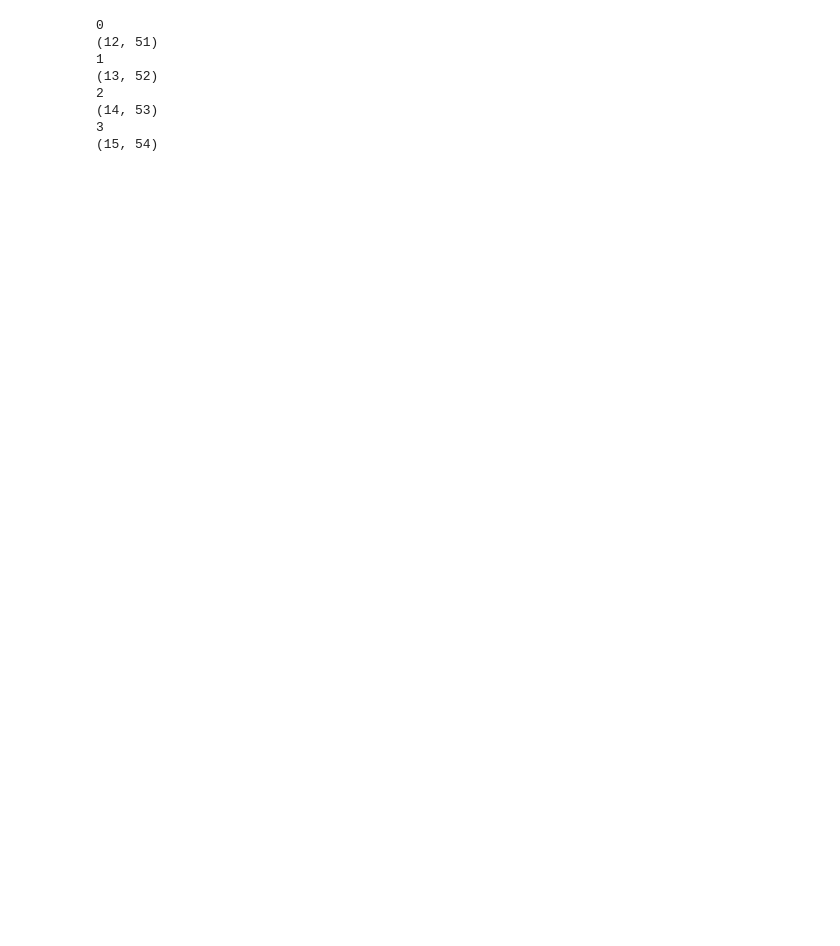
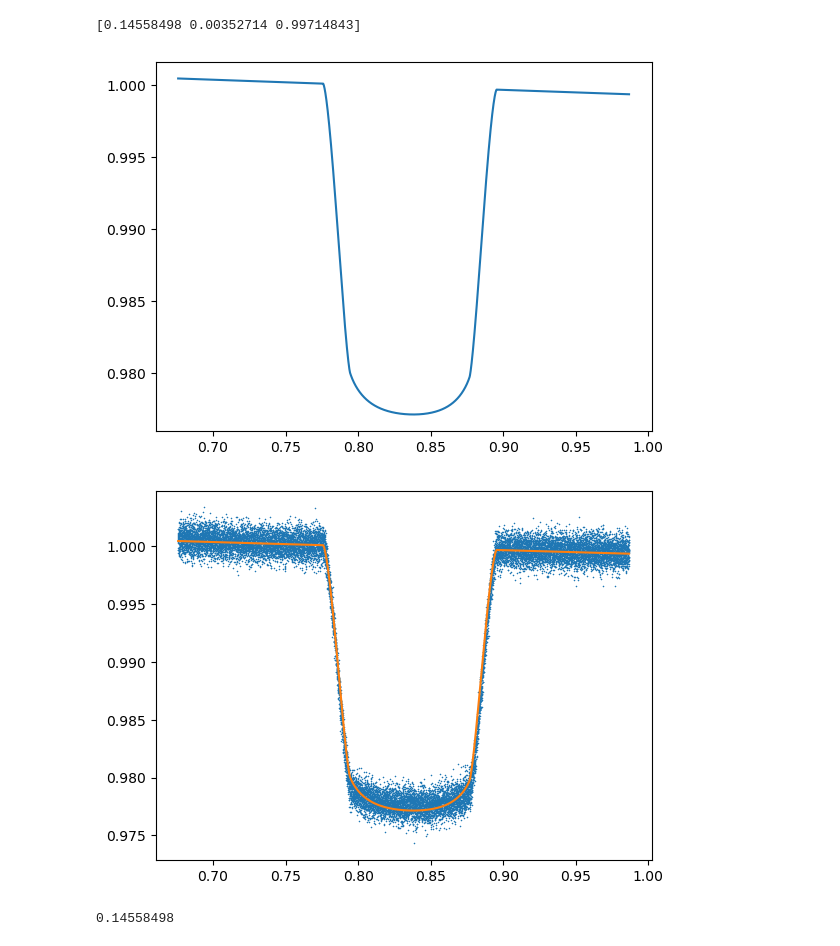
Before and after one commit to ssanskii/longitude, a Jupyter notebook: analysis.ipynb, the cells around one changed output. Saved outputs shown, nothing was run; the diff lists cells and outputs as text; code cells hidden in the pictures; blank space fills up the shorter version.

```diff
--- a/analysis.ipynb
+++ b/analysis.ipynb
@@ -66,17 +1,62 @@ None
-# %%
-arr1 = [12,13,14,15]
-arr2 = [51,52,53,54]
-
-for  i, j in enumerate(zip(arr1, arr2)):
-    # print(n)
-    print(i)
-    print(j)
-# %% [output]
-0
-(12, 51)
-1
-(13, 52)
-2
-(14, 53)
-3
-(15, 54)
+# %%
+import pickle
+import matplotlib.pyplot as plt
+import numpy as np
+from fitting import fit
+from fitting import bat
+from fitting import bat_lin
+from fitting import setu
+import math
+time_frame = []
+fluxes = []
+with (open("time.pickle", "rb")) as openfile:
+    while True:
+        try:
+            time_frame.append(pickle.load(openfile))
+        except EOFError:
+            break
+
+with (open("WL_flux.pickle", "rb")) as openfile:
+    while True:
+        try:
+            fluxes.append(pickle.load(openfile))
+        except EOFError:
+            break
+
+# print(len(fluxes[0]), len(time_frame[0]) )
+
+# plt.plot( time_frame[0],fluxes[0], 'x', markersize = 0.5)
+#just to get rid of nans from fluxes
+ind = []
+for n,f in enumerate(fluxes[0]):
+    if math.isnan(f):
+        ind.append(n)
+
+new_time_frame = time_frame[0] - int(time_frame[0][0])
+new_fluxes = np.delete(fluxes[0], ind)
+new_time_frame = np.delete(new_time_frame, ind)
+
+
+for i in new_fluxes:
+    if math.isnan(i):
+        print(i)
+#
+setu([0.1, 0.3])
+g = [0.14558498, 0.00352714, 0.99714843]
+popt, pcov = fit(bat_lin,new_time_frame, new_fluxes, guesses= g)
+print(popt)
+
+plt.plot(new_time_frame, bat_lin(new_time_frame, *g))
+plt.show()
+plt.plot(new_time_frame, new_fluxes, 'x', markersize = 0.5)
+plt.plot(new_time_frame, bat_lin(new_time_frame, *popt))
+plt.show()
+
+
+
+0.14558498
+# %% [output]
+[0.14558498 0.00352714 0.99714843]
+[figure, added]
+[figure, added]
+0.14558498
```
Also changed, not shown: parts of 8 cells of this notebook.
